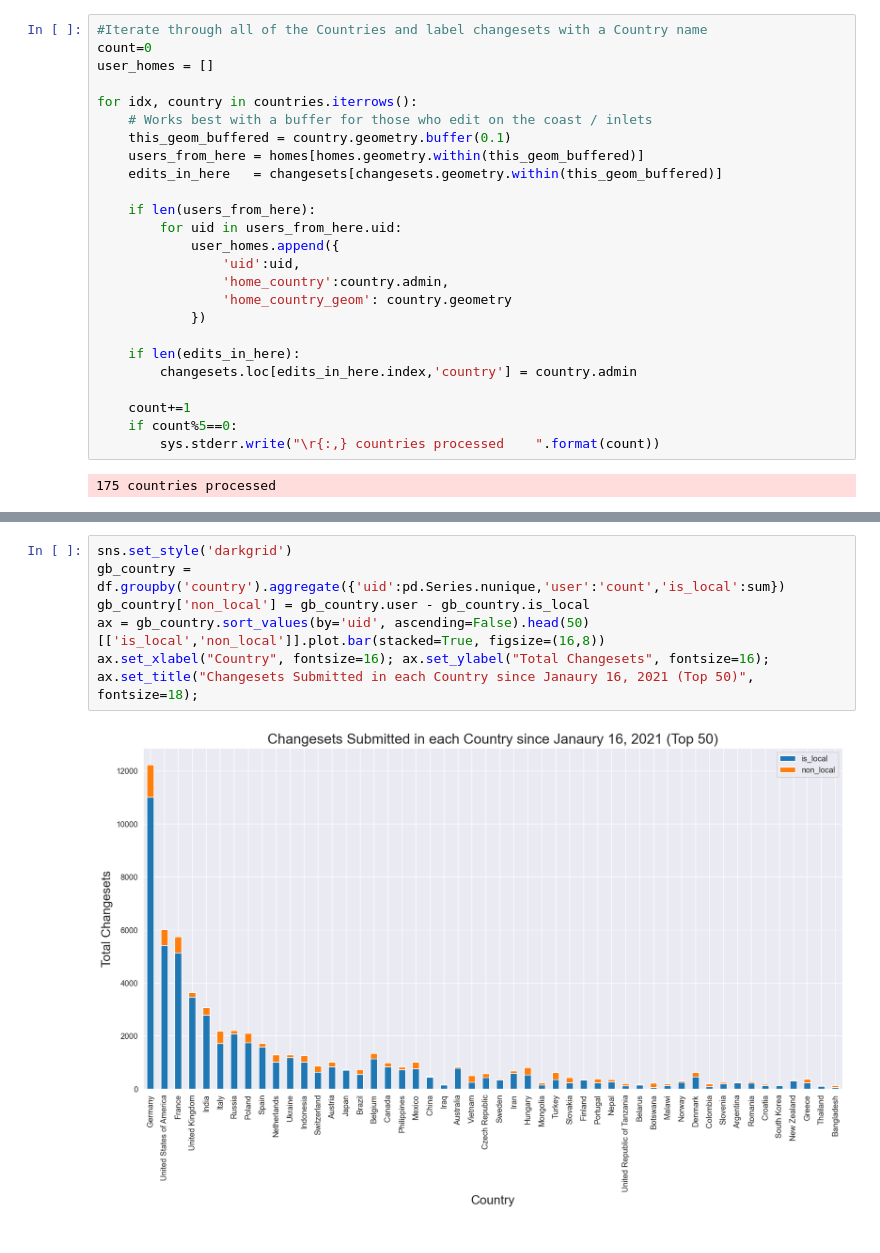
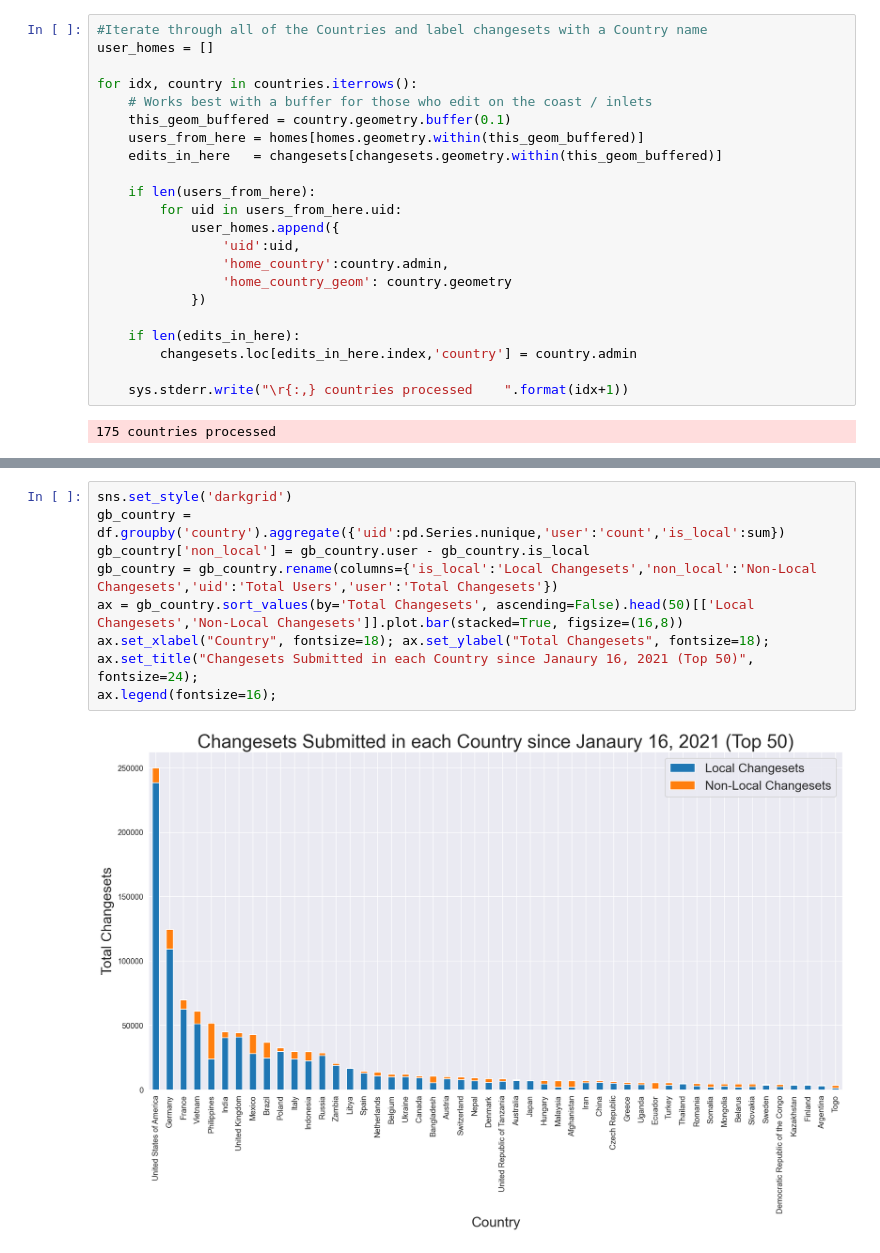
Before and after one commit to jenningsanderson/various-osm, a Jupyter notebook: OSMF 2021 Contributor Survey Analysis.ipynb, the cells around one changed output, grey strips where cells are left out. Cells and saved outputs as stored; diff of their text form.

Commit message:
adding new figures and tables

```diff
--- a/OSMF 2021 Contributor Survey Analysis.ipynb
+++ b/OSMF 2021 Contributor Survey Analysis.ipynb
@@ -104,6 +113,5 @@ Found 8,114 mappers
 # %%
 #Iterate through all of the Countries and label changesets with a Country name
-count=0
 user_homes = []
 
 for idx, country in countries.iterrows():
@@ -123,9 +131,7 @@ for idx, country in countries.iterrows():
     if len(edits_in_here):
         changesets.loc[edits_in_here.index,'country'] = country.admin
 
-    count+=1
-    if count%5==0:
-        sys.stderr.write("\r{:,} countries processed    ".format(count))
+    sys.stderr.write("\r{:,} countries processed    ".format(idx+1))
 # %% [output]
 175 countries processed
 # %%
@@ -145,9 +155,11 @@ df.head(2)
 # %%
 sns.set_style('darkgrid')
 gb_country = df.groupby('country').aggregate({'uid':pd.Series.nunique,'user':'count','is_local':sum})
 gb_country['non_local'] = gb_country.user - gb_country.is_local
-ax = gb_country.sort_values(by='uid', ascending=False).head(50)[['is_local','non_local']].plot.bar(stacked=True, figsize=(16,8))
-ax.set_xlabel("Country", fontsize=16); ax.set_ylabel("Total Changesets", fontsize=16);
-ax.set_title("Changesets Submitted in each Country since Janaury 16, 2021 (Top 50)", fontsize=18);
+gb_country = gb_country.rename(columns={'is_local':'Local Changesets','non_local':'Non-Local Changesets','uid':'Total Users','user':'Total Changesets'})
+ax = gb_country.sort_values(by='Total Changesets', ascending=False).head(50)[['Local Changesets','Non-Local Changesets']].plot.bar(stacked=True, figsize=(16,8))
+ax.set_xlabel("Country", fontsize=18); ax.set_ylabel("Total Changesets", fontsize=18);
+ax.set_title("Changesets Submitted in each Country since Janaury 16, 2021 (Top 50)", fontsize=24);
+ax.legend(fontsize=16);
 # %% [output]
-[figure, old version]
+[figure, new version]
```
Also changed, not shown: parts of 16 cells of this notebook, 2 other files.
